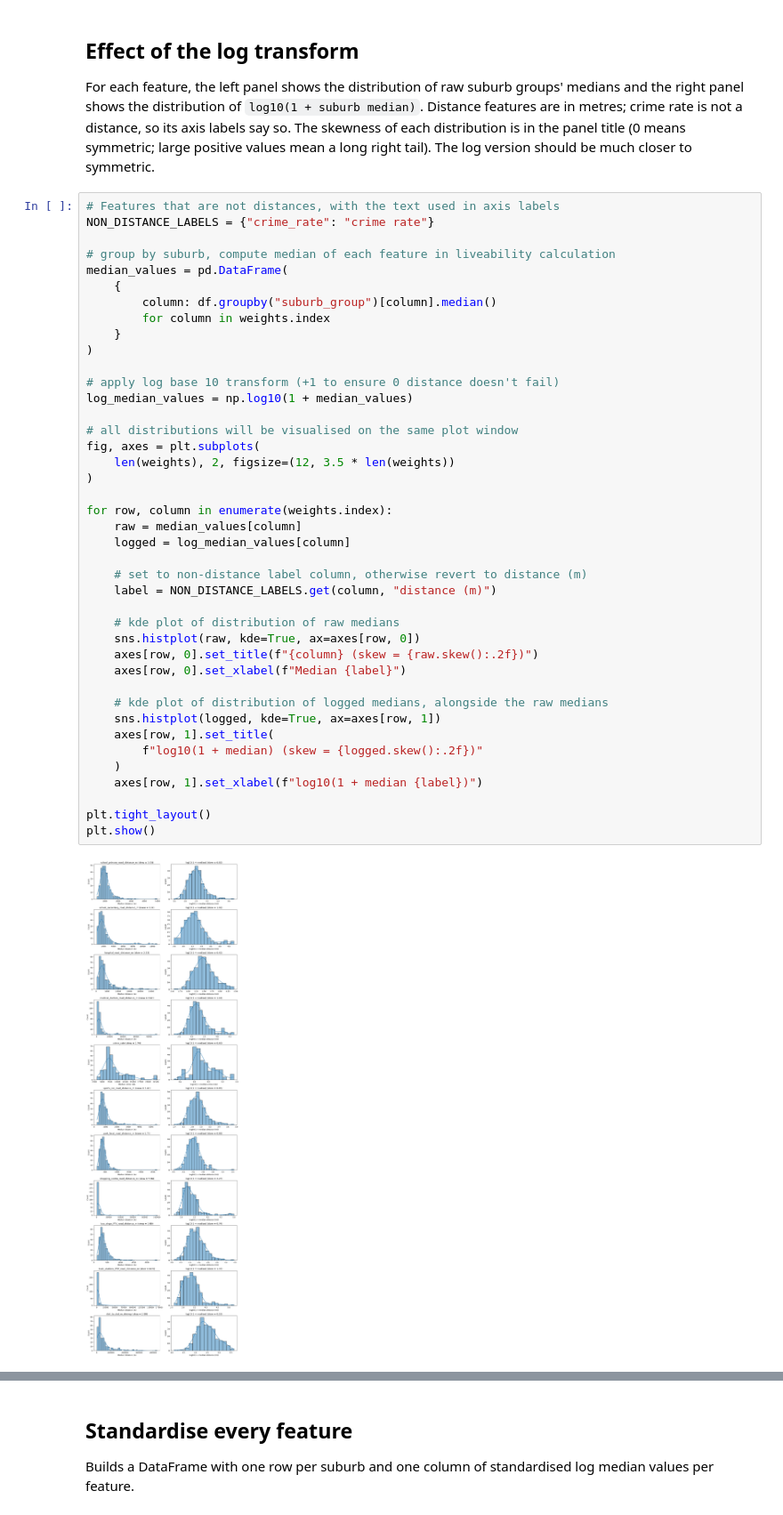
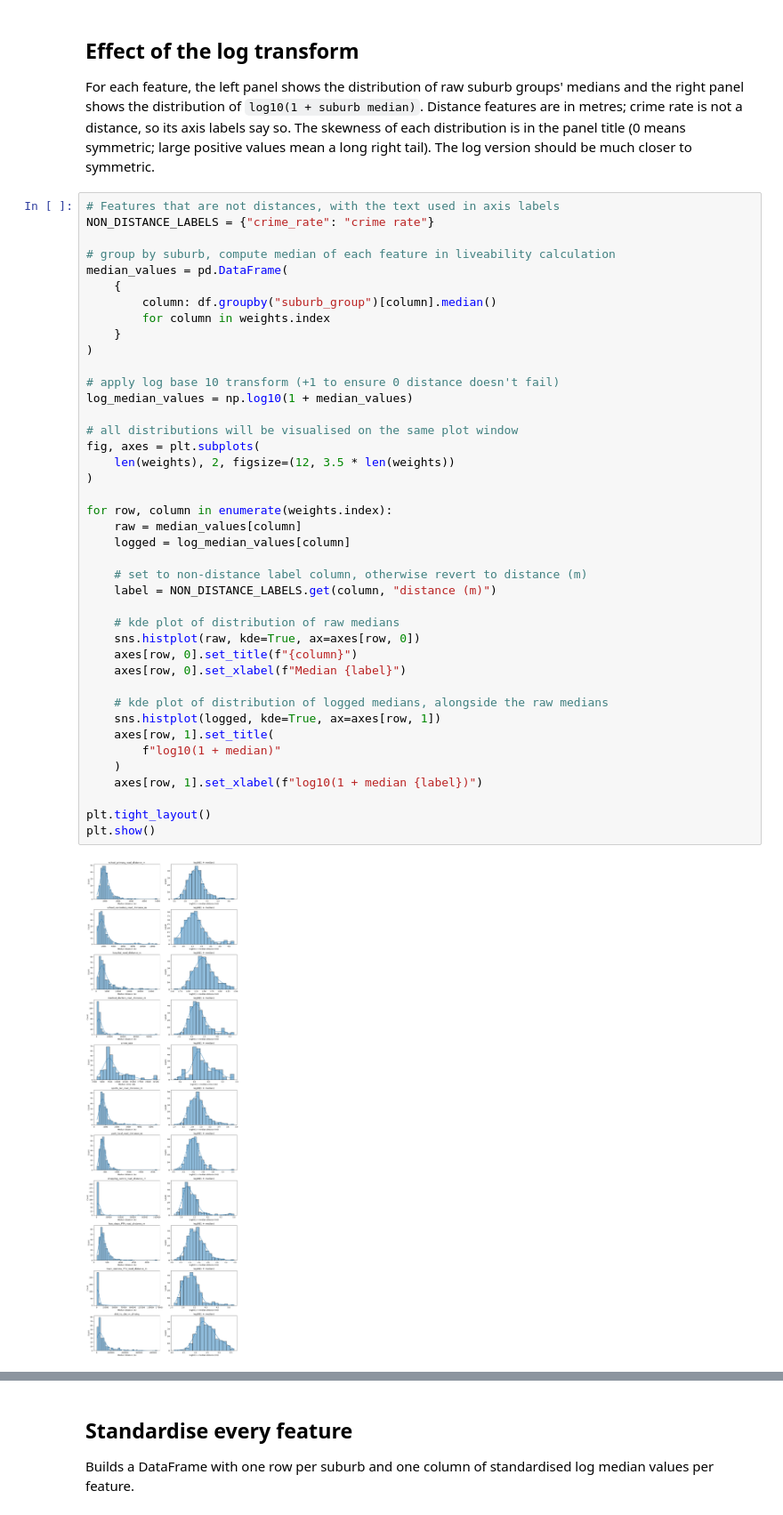
Before and after one commit to NikhilGaba49/industry-project-group-1, a Jupyter notebook: notebooks/calculate_liveability.ipynb, the cells around one changed output, grey strips where cells are left out. Shown at 89% size. Saved outputs shown, nothing was run; the diff lists cells and outputs as text.

Commit message:
finalised affordability calculation and improved figures for liveability

```diff
--- a/notebooks/calculate_liveability.ipynb
+++ b/notebooks/calculate_liveability.ipynb
@@ -148,33 +193,33 @@ median_values = pd.DataFrame(
 )
 
 # apply log base 10 transform (+1 to ensure 0 distance doesn't fail)
 log_median_values = np.log10(1 + median_values)
 
 # all distributions will be visualised on the same plot window
 fig, axes = plt.subplots(
     len(weights), 2, figsize=(12, 3.5 * len(weights))
 )
 
 for row, column in enumerate(weights.index):
     raw = median_values[column]
     logged = log_median_values[column]
 
     # set to non-distance label column, otherwise revert to distance (m)
     label = NON_DISTANCE_LABELS.get(column, "distance (m)")
 
     # kde plot of distribution of raw medians
     sns.histplot(raw, kde=True, ax=axes[row, 0])
-    axes[row, 0].set_title(f"{column} (skew = {raw.skew():.2f})")
+    axes[row, 0].set_title(f"{column}")
     axes[row, 0].set_xlabel(f"Median {label}")
 
     # kde plot of distribution of logged medians, alongside the raw medians
     sns.histplot(logged, kde=True, ax=axes[row, 1])
     axes[row, 1].set_title(
-        f"log10(1 + median) (skew = {logged.skew():.2f})"
+        f"log10(1 + median)"
     )
     axes[row, 1].set_xlabel(f"log10(1 + median {label})")
 
 plt.tight_layout()
 plt.show()
 # %% [output]
-[figure, old version]
+[figure, new version]
```
Also changed, not shown: parts of 5 cells of this notebook, 5 other files.
